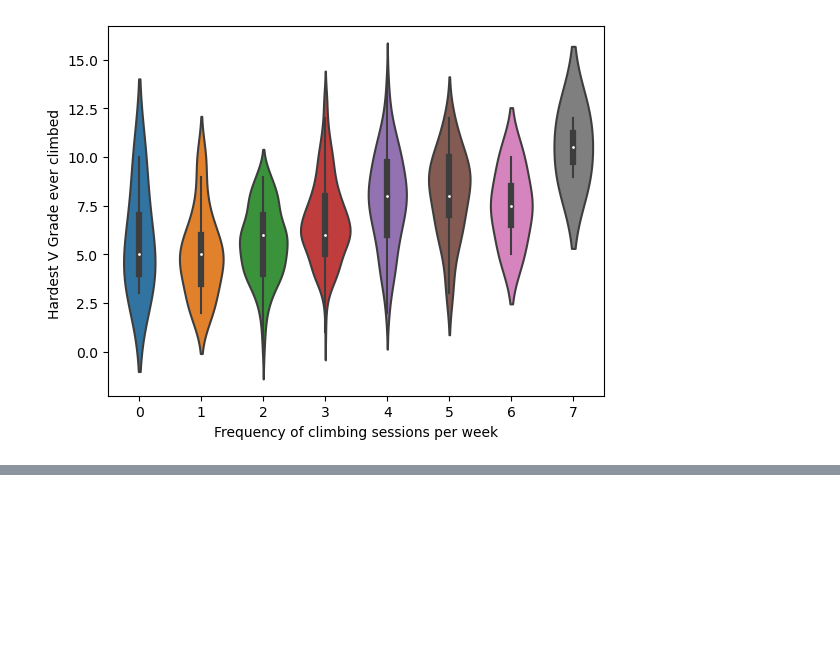
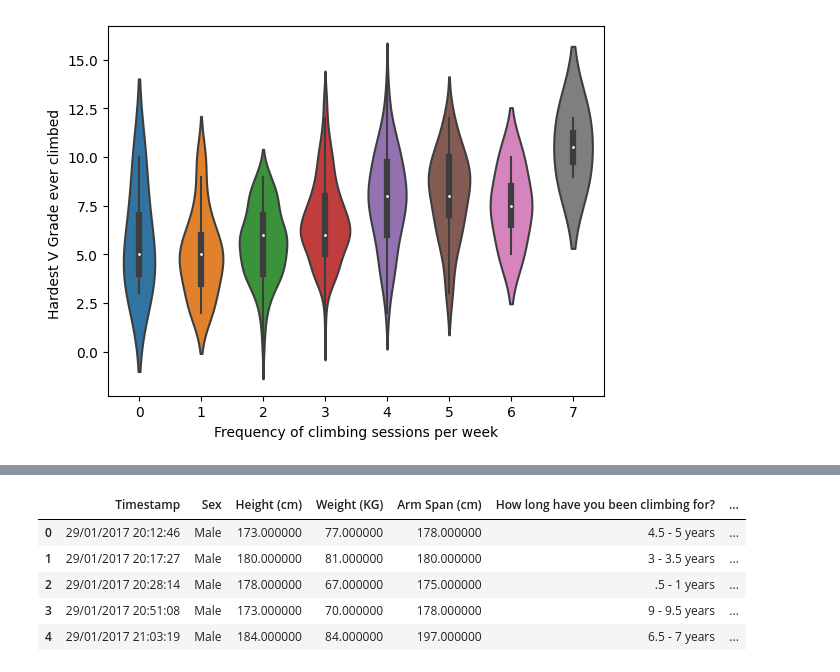
Before and after one commit to theoreid11/climbing-metrics, a Jupyter notebook: exploratory.ipynb, the cells around one changed output, grey strips where cells are left out. Saved outputs shown, nothing was run; the diff lists cells and outputs as text; code cells hidden in the pictures; blank space fills up the shorter version.

```diff
--- a/exploratory.ipynb
+++ b/exploratory.ipynb
@@ -374,0 +390,9 @@ for col in vln_list:
+# %%
+df.head(5).style.set_table_attributes('style="overflow-x: auto; display: inline-block;"')
+# %% [output]
+|  | Timestamp | Sex | Height (cm) | Weight (KG) | Arm Span (cm) | How long have you been climbing for? | ... |
+| 0 | 29/01/2017 20:12:46 | Male | 173.000000 | 77.000000 | 178.000000 | 4.5 - 5 years | ... |
+| 1 | 29/01/2017 20:17:27 | Male | 180.000000 | 81.000000 | 180.000000 | 3 - 3.5 years | ... |
+| 2 | 29/01/2017 20:28:14 | Male | 178.000000 | 67.000000 | 175.000000 | .5 - 1 years | ... |
+| 3 | 29/01/2017 20:51:08 | Male | 173.000000 | 70.000000 | 178.000000 | 9 - 9.5 years | ... |
+| 4 | 29/01/2017 21:03:19 | Male | 184.000000 | 84.000000 | 197.000000 | 6.5 - 7 years | ... |
```
Also changed, not shown: parts of 10 cells of this notebook.
